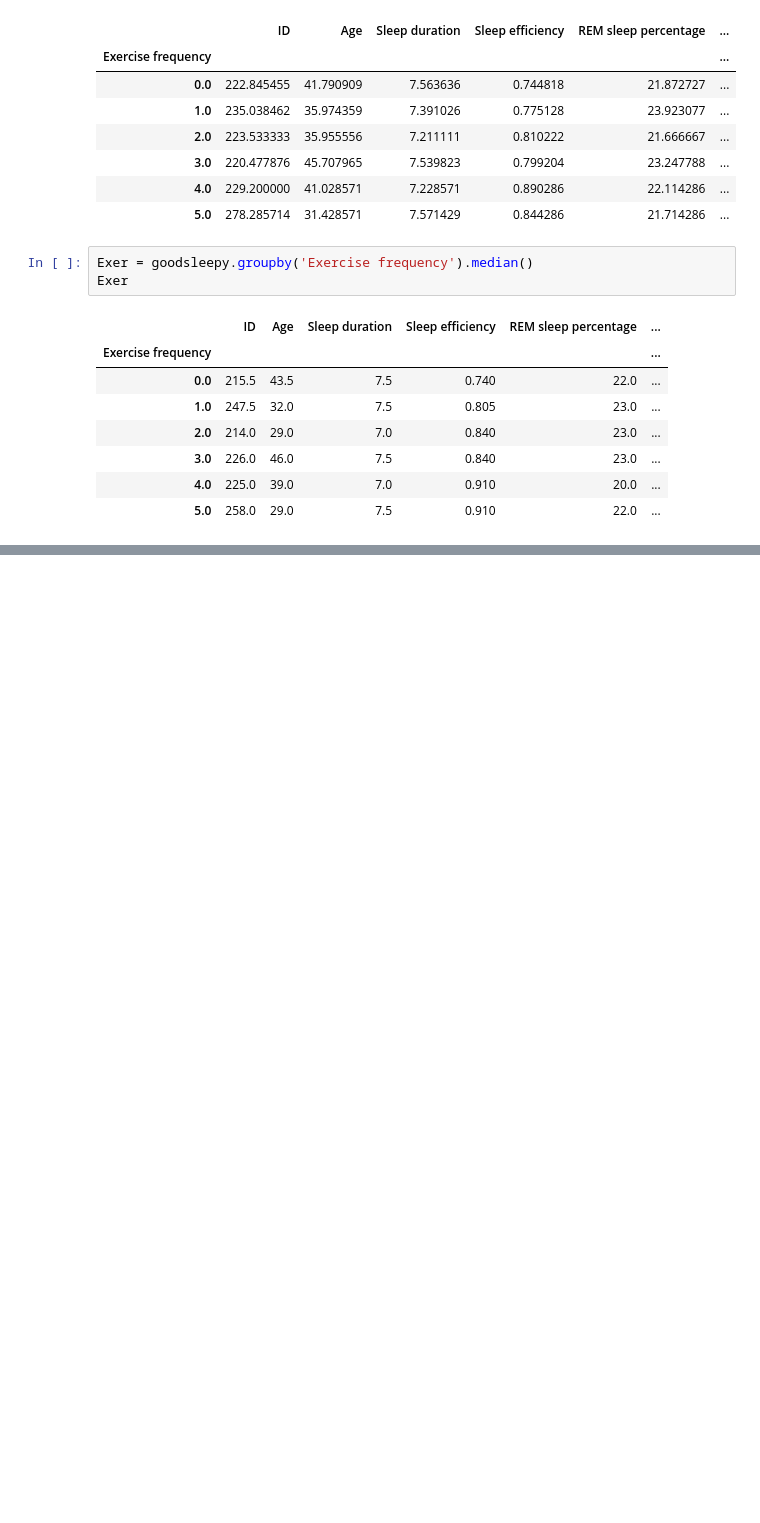
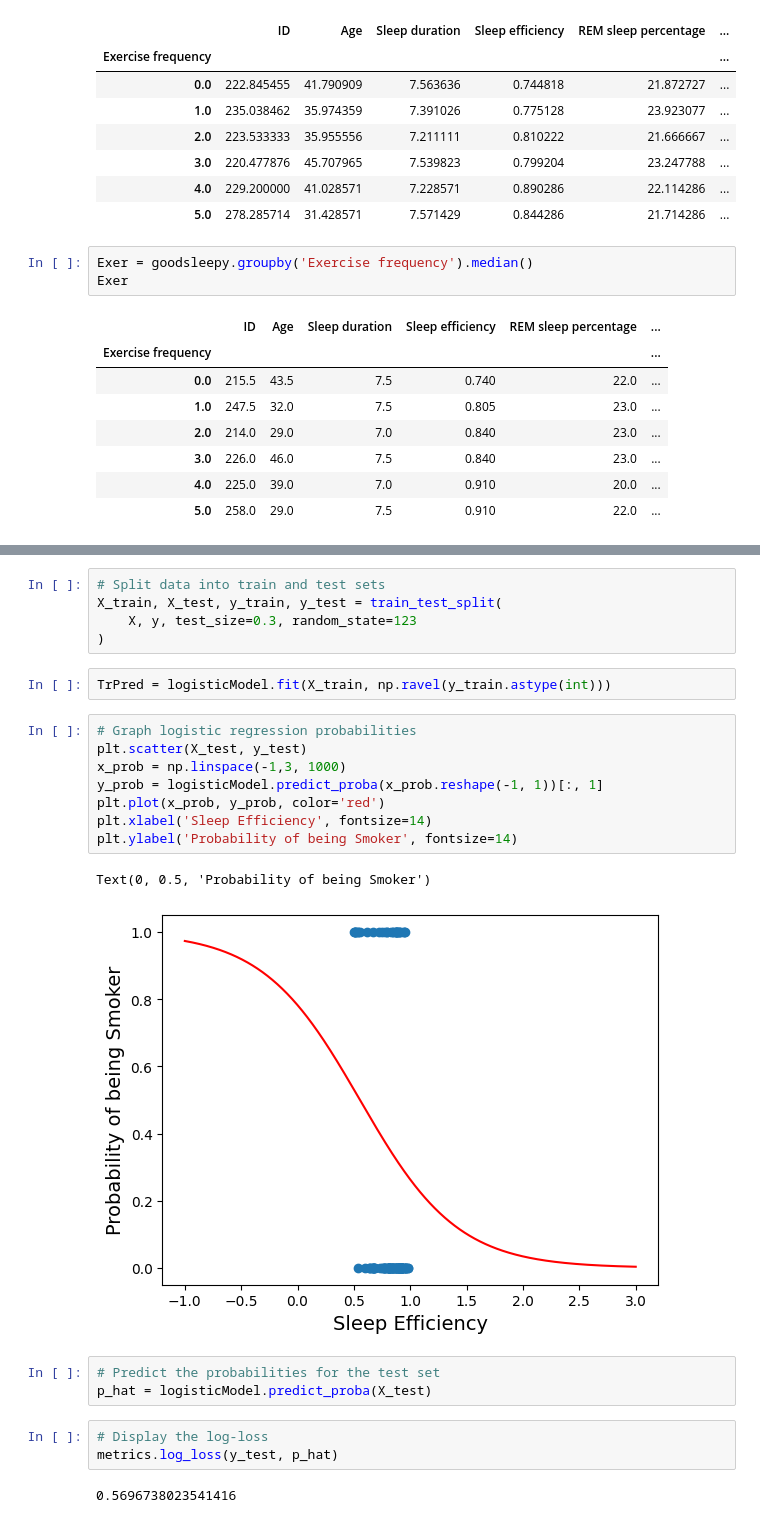
Before and after one commit to AvienReactor/CSE-Final, a Jupyter notebook: sleepybeepy.ipynb, the cells around one changed output, grey strips where cells are left out. Cells and saved outputs as stored; diff of their text form; blank space fills up the shorter version.

```diff
--- a/sleepybeepy.ipynb
+++ b/sleepybeepy.ipynb
@@ -129,0 +228,26 @@ Exer
+# %%
+# Split data into train and test sets
+X_train, X_test, y_train, y_test = train_test_split(
+    X, y, test_size=0.3, random_state=123
+)
+# %%
+TrPred = logisticModel.fit(X_train, np.ravel(y_train.astype(int)))
+# %%
+# Graph logistic regression probabilities
+plt.scatter(X_test, y_test)
+x_prob = np.linspace(-1,3, 1000)
+y_prob = logisticModel.predict_proba(x_prob.reshape(-1, 1))[:, 1]
+plt.plot(x_prob, y_prob, color='red')
+plt.xlabel('Sleep Efficiency', fontsize=14)
+plt.ylabel('Probability of being Smoker', fontsize=14)
+# %% [output]
+Text(0, 0.5, 'Probability of being Smoker')
+[figure, added]
+# %%
+# Predict the probabilities for the test set
+p_hat = logisticModel.predict_proba(X_test)
+# %%
+# Display the log-loss
+metrics.log_loss(y_test, p_hat)
+# %% [output]
+0.5696738023541416
```
Also changed, not shown: parts of 12 cells of this notebook.
